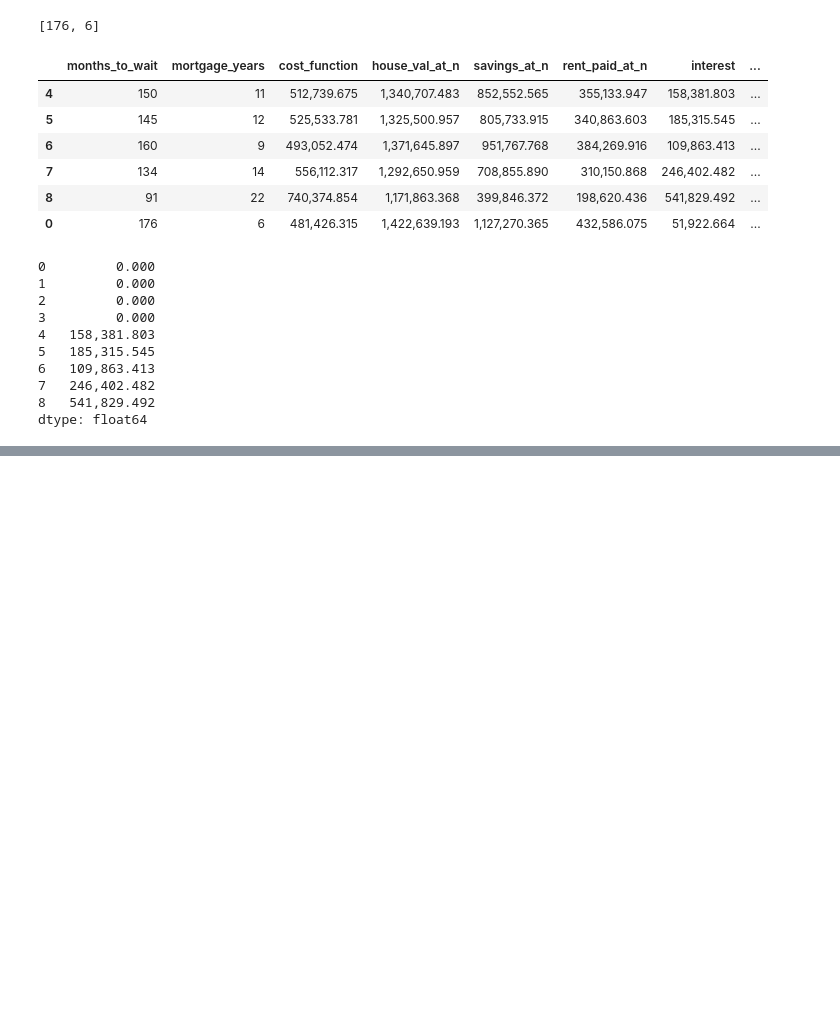
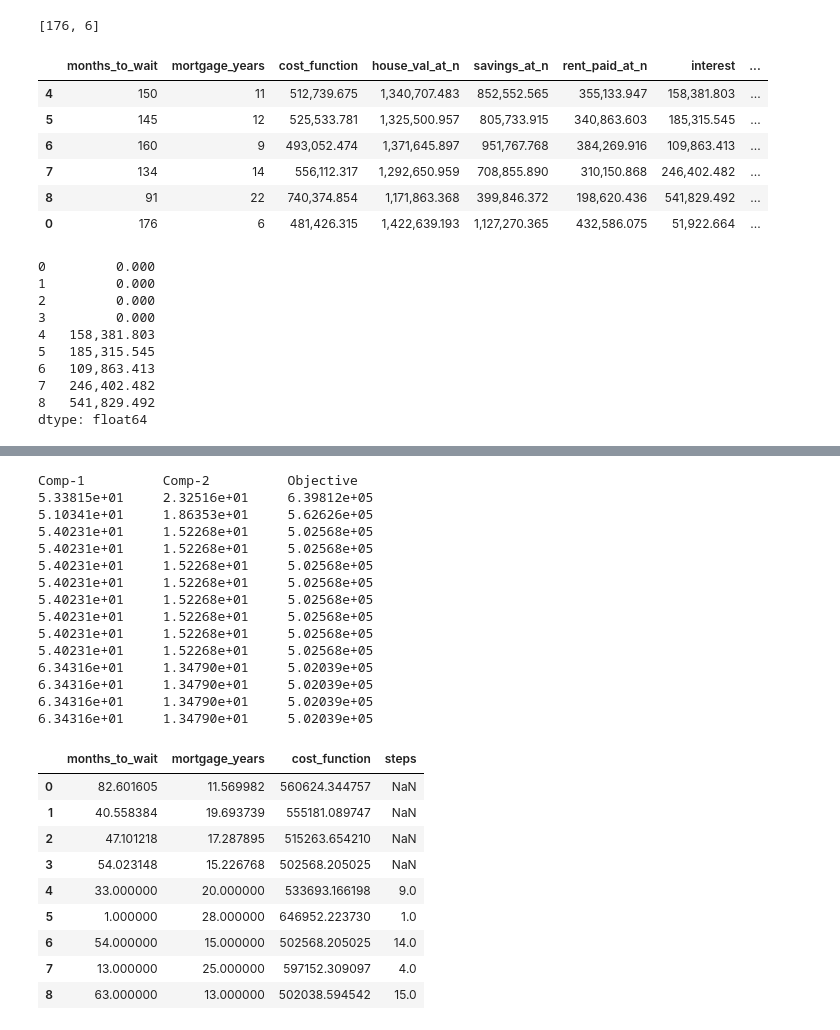
Before and after one commit to lsantamariarojas/mortgage-planner-main, a Jupyter notebook: mortgage.ipynb, the cells around one changed output, grey strips where cells are left out. Drawn from its saved outputs; the diff is of its cells as text; code cells hidden in the pictures; blank space fills up the shorter version.

```diff
--- a/mortgage.ipynb
+++ b/mortgage.ipynb
@@ -264,3 +282,57 @@ from dataFetcher import dataFetcher
 import json
 with open('./frontend/defaults.json', 'rb') as file:
     DEFAULTS = json.load(file)
+# %%
+RENT_GROWTH = 0.002753  # by month
+RENT_PRICE = 2650
+HOUSE_PRICE_GROWTH = 0.002284  # by month
+HOUSE_PRICE = 950000
+INTEREST = 0.053/12  # by month
+INSTALLMENT_THRESH = 4000
+SAVINGS_PER_MONTH = 3000
+ETF_GROWTH = 0.00772  # by month
+INITIAL_ETF_SAVINGS = 250000
+
+test = dataFetcher(
+        rent_price_growth = RENT_GROWTH,
+        rent_price = RENT_PRICE,
+        house_price_growth = HOUSE_PRICE_GROWTH,
+        house_price = HOUSE_PRICE,
+        monthly_mortgage_interes = INTEREST,
+        intallment_threshold = INSTALLMENT_THRESH,
+        savings_per_month = SAVINGS_PER_MONTH,
+        etf_growth = ETF_GROWTH,
+        initial_etf_savings = INITIAL_ETF_SAVINGS
+)
+# %%
+import numpy as np
+
+# np.random.seed(123)
+
+test.get_result_dataframe()
+# %% [output]
+Comp-1          Comp-2          Objective
+5.33815e+01     2.32516e+01     6.39812e+05
+5.10341e+01     1.86353e+01     5.62626e+05
+5.40231e+01     1.52268e+01     5.02568e+05
+5.40231e+01     1.52268e+01     5.02568e+05
+5.40231e+01     1.52268e+01     5.02568e+05
+5.40231e+01     1.52268e+01     5.02568e+05
+5.40231e+01     1.52268e+01     5.02568e+05
+5.40231e+01     1.52268e+01     5.02568e+05
+5.40231e+01     1.52268e+01     5.02568e+05
+5.40231e+01     1.52268e+01     5.02568e+05
+6.34316e+01     1.34790e+01     5.02039e+05
+6.34316e+01     1.34790e+01     5.02039e+05
+6.34316e+01     1.34790e+01     5.02039e+05
+6.34316e+01     1.34790e+01     5.02039e+05
+|  | months_to_wait | mortgage_years | cost_function | steps |
+| 0 | 82.601605 | 11.569982 | 560624.344757 | NaN |
+| 1 | 40.558384 | 19.693739 | 555181.089747 | NaN |
+| 2 | 47.101218 | 17.287895 | 515263.654210 | NaN |
+| 3 | 54.023148 | 15.226768 | 502568.205025 | NaN |
+| 4 | 33.000000 | 20.000000 | 533693.166198 | 9.0 |
+| 5 | 1.000000 | 28.000000 | 646952.223730 | 1.0 |
+| 6 | 54.000000 | 15.000000 | 502568.205025 | 14.0 |
+| 7 | 13.000000 | 25.000000 | 597152.309097 | 4.0 |
+| 8 | 63.000000 | 13.000000 | 502038.594542 | 15.0 |
```
Also changed, not shown: parts of 13 cells of this notebook, 2 other files.
